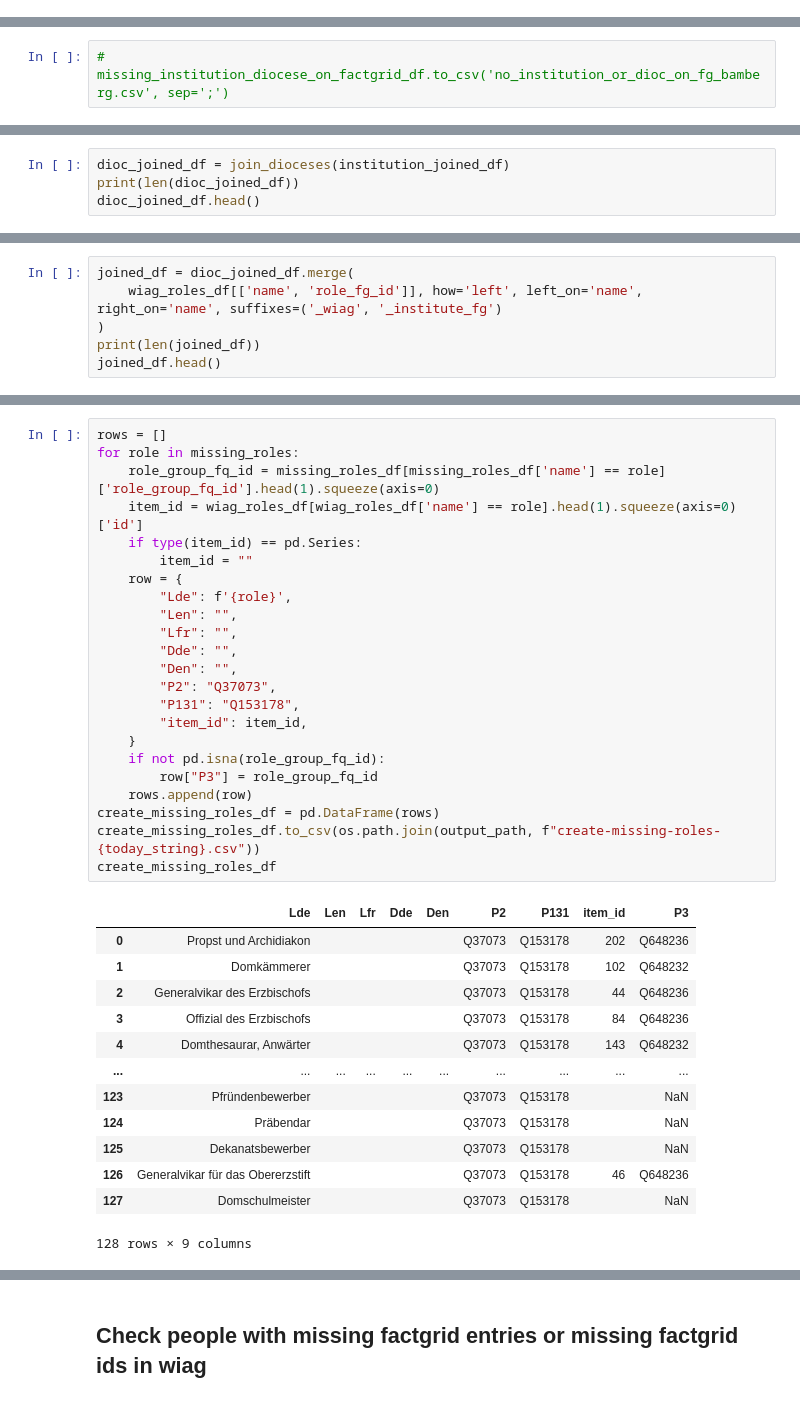
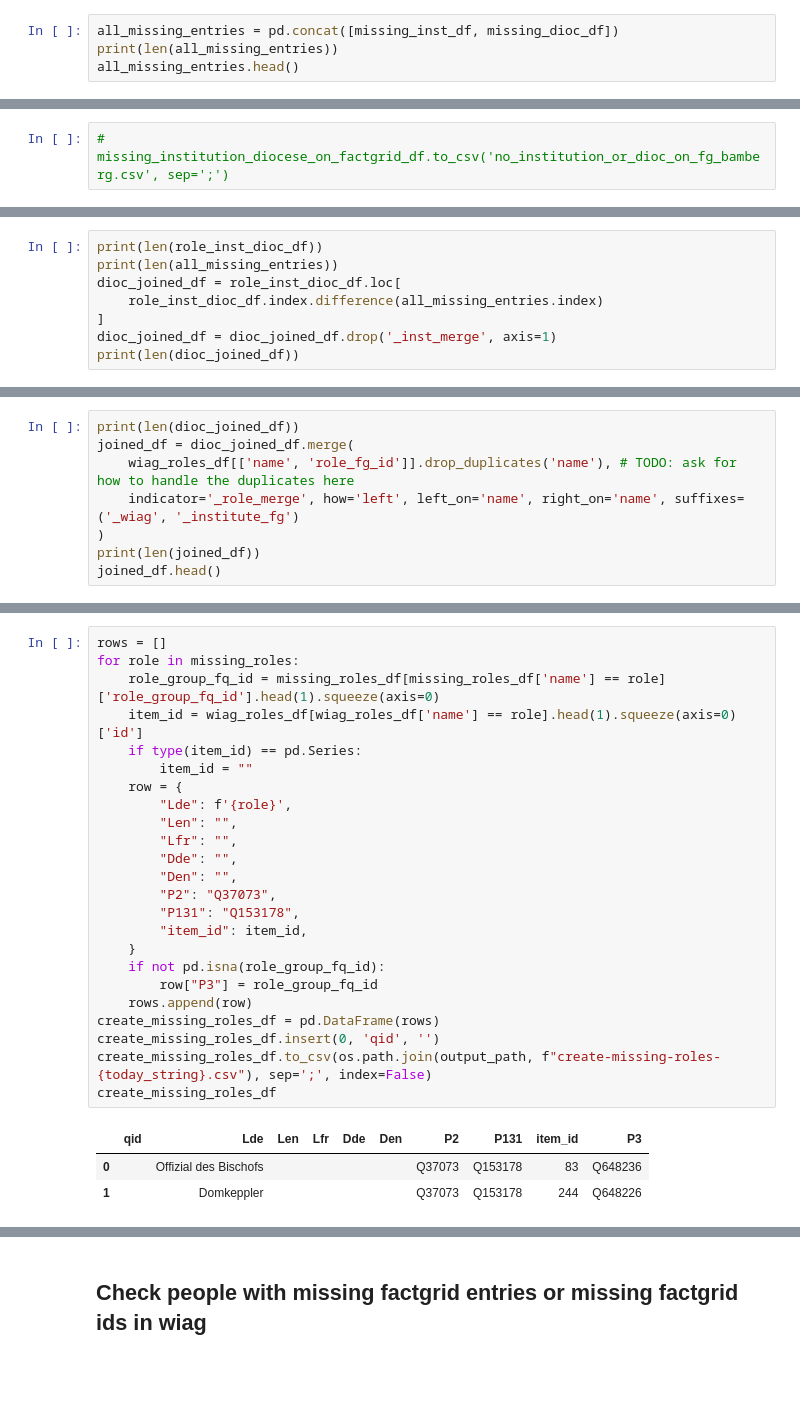
Before and after one commit to WIAG-ADW-GOE/WIAGweb2, a Jupyter notebook: notebooks/wiag_to_factgrid.ipynb, the cells around one changed output, grey strips where cells are left out. Cells and saved outputs as stored; diff of their text form; blank space fills up the shorter version.

```diff
--- a/notebooks/wiag_to_factgrid.ipynb
+++ b/notebooks/wiag_to_factgrid.ipynb
@@ -405,0 +344,4 @@ null_entries
+# %%
+all_missing_entries = pd.concat([missing_inst_df, missing_dioc_df])
+print(len(all_missing_entries))
+all_missing_entries.head()
@@ -498,0 +479,8 @@ AssertionError: Create the entries on factgrid before continuing and then re run
+# %%
+print(len(role_inst_dioc_df))
+print(len(all_missing_entries))
+dioc_joined_df = role_inst_dioc_df.loc[
+    role_inst_dioc_df.index.difference(all_missing_entries.index)
+]
+dioc_joined_df = dioc_joined_df.drop('_inst_merge', axis=1)
+print(len(dioc_joined_df))
@@ -515,4 +495,0 @@ assert len(role_all_df) == len(institution_joined_df), "There may be duplicates
-# %%
-dioc_joined_df = join_dioceses(institution_joined_df)
-print(len(dioc_joined_df))
-dioc_joined_df.head()
@@ -545,6 +496,8 @@ wiag_roles_df.head()
 # %%
+print(len(dioc_joined_df))
 joined_df = dioc_joined_df.merge(
-    wiag_roles_df[['name', 'role_fg_id']], how='left', left_on='name', right_on='name', suffixes=('_wiag', '_institute_fg')
+    wiag_roles_df[['name', 'role_fg_id']].drop_duplicates('name'), # TODO: ask for how to handle the duplicates here
+    indicator='_role_merge', how='left', left_on='name', right_on='name', suffixes=('_wiag', '_institute_fg')
 )
 print(len(joined_df))
 joined_df.head()
@@ -617,37 +574,28 @@ array(['Propst und Archidiakon', 'Domkämmerer',
 # %%
 rows = []
 for role in missing_roles:
     role_group_fq_id = missing_roles_df[missing_roles_df['name'] == role]['role_group_fq_id'].head(1).squeeze(axis=0)
     item_id = wiag_roles_df[wiag_roles_df['name'] == role].head(1).squeeze(axis=0)['id']
     if type(item_id) == pd.Series:
         item_id = ""
     row = {
         "Lde": f'{role}',
         "Len": "",
         "Lfr": "",
         "Dde": "",
         "Den": "",
         "P2": "Q37073",
         "P131": "Q153178",
         "item_id": item_id,
     }
     if not pd.isna(role_group_fq_id):
         row["P3"] = role_group_fq_id
     rows.append(row)
 create_missing_roles_df = pd.DataFrame(rows)
-create_missing_roles_df.to_csv(os.path.join(output_path, f"create-missing-roles-{today_string}.csv"))
+create_missing_roles_df.insert(0, 'qid', '')
+create_missing_roles_df.to_csv(os.path.join(output_path, f"create-missing-roles-{today_string}.csv"), sep=';', index=False)
 create_missing_roles_df
 # %% [output]
-|  | Lde | Len | Lfr | Dde | Den | P2 | P131 | item_id | P3 |
-| 0 | Propst und Archidiakon |  |  |  |  | Q37073 | Q153178 | 202 | Q648236 |
-| 1 | Domkämmerer |  |  |  |  | Q37073 | Q153178 | 102 | Q648232 |
-| 2 | Generalvikar des Erzbischofs |  |  |  |  | Q37073 | Q153178 | 44 | Q648236 |
-| 3 | Offizial des Erzbischofs |  |  |  |  | Q37073 | Q153178 | 84 | Q648236 |
-| 4 | Domthesaurar, Anwärter |  |  |  |  | Q37073 | Q153178 | 143 | Q648232 |
-| ... | ... | ... | ... | ... | ... | ... | ... | ... | ... |
-| 123 | Pfründenbewerber |  |  |  |  | Q37073 | Q153178 |  | NaN |
-| 124 | Präbendar |  |  |  |  | Q37073 | Q153178 |  | NaN |
-| 125 | Dekanatsbewerber |  |  |  |  | Q37073 | Q153178 |  | NaN |
-| 126 | Generalvikar für das Obererzstift |  |  |  |  | Q37073 | Q153178 | 46 | Q648236 |
-| 127 | Domschulmeister |  |  |  |  | Q37073 | Q153178 |  | NaN |
+|  | qid | Lde | Len | Lfr | Dde | Den | P2 | P131 | item_id | P3 |
+| 0 |  | Offizial des Bischofs |  |  |  |  | Q37073 | Q153178 | 83 | Q648236 |
+| 1 |  | Domkeppler |  |  |  |  | Q37073 | Q153178 | 244 | Q648226 |
-128 rows × 9 columns
```
Also changed, not shown: parts of 127 cells of this notebook.
